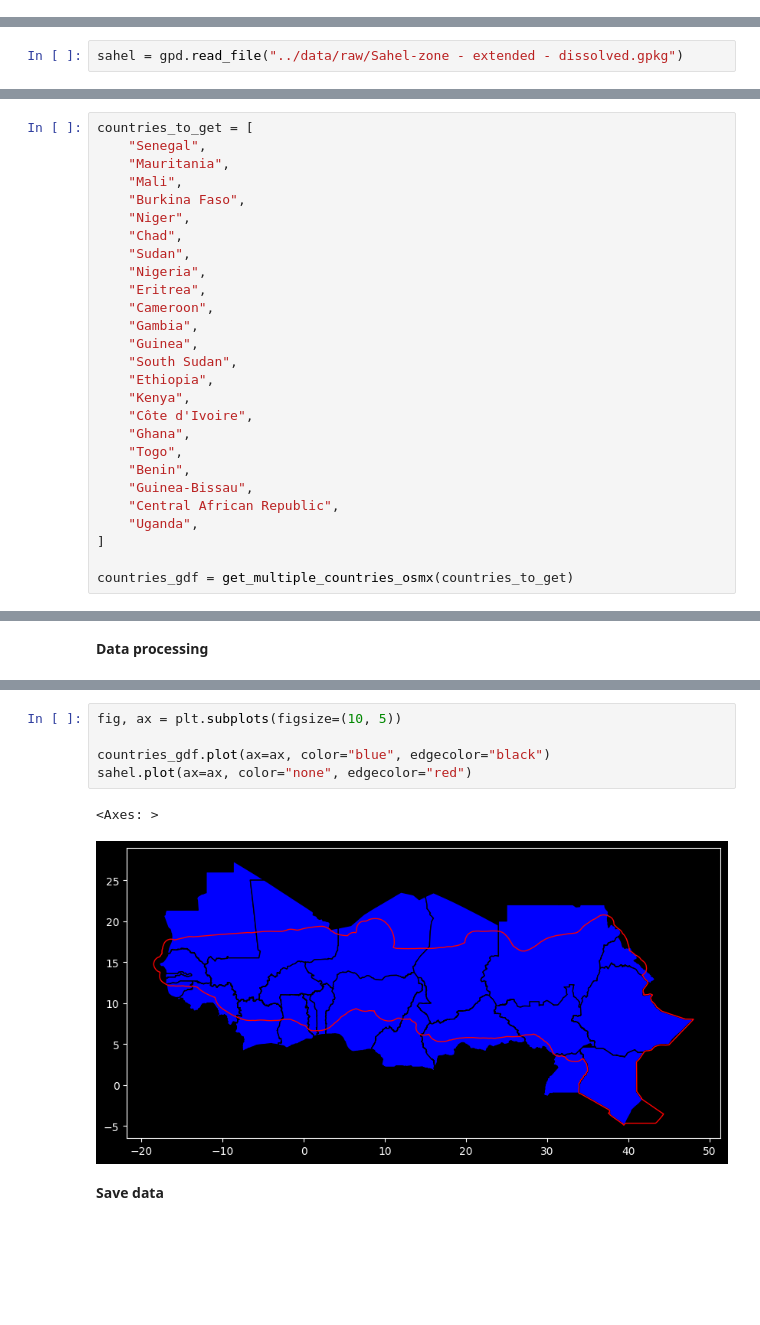
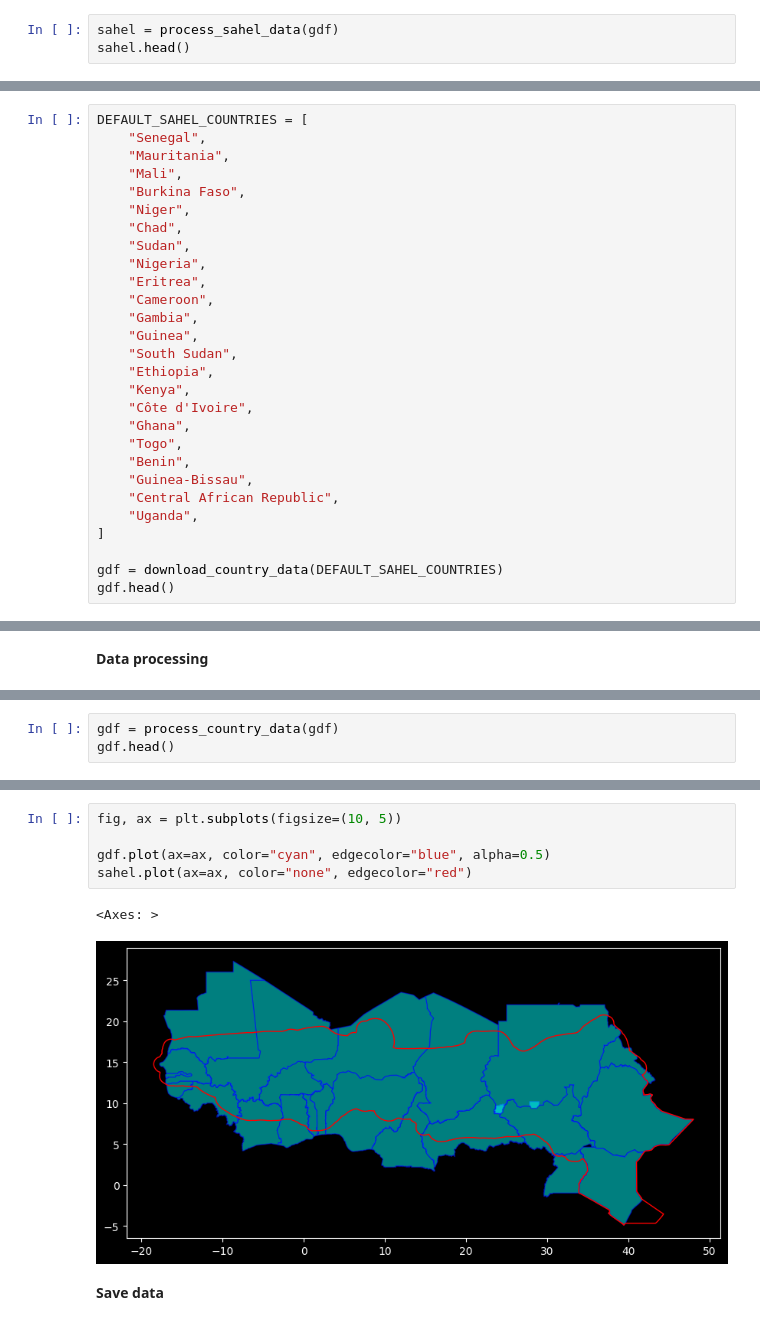
Before and after one commit to wetlands-international/wetlands-atlas, a Jupyter notebook: data-processing/notebooks/01_download_data.ipynb, the cells around one changed output, grey strips where cells are left out. Saved outputs shown, nothing was run; the diff lists cells and outputs as text; blank space fills up the shorter version.

Commit message:
Data/vector data (#43)
* Fix vector data download notebook

* Add sahel boundary

* Restructure processing package

```diff
--- a/data-processing/notebooks/01_download_data.ipynb
+++ b/data-processing/notebooks/01_download_data.ipynb
@@ -24,0 +50,3 @@ from processing.helpers.s3 import upload_file_to_s3
+# %%
+sahel = process_sahel_data(gdf)
+sahel.head()
@@ -103,2 +109,0 @@ Filter the sub-basins to only include those that are part of Sahel region
-# %%
-sahel = gpd.read_file("../data/raw/Sahel-zone - extended - dissolved.gpkg")
@@ -144,7 +159,7 @@ Uploaded ../data/processed/hydrobasins_sahel.geojson → s3://vizz-science-team/
 # %% [markdown]
 **Read data**
 # %%
-countries_to_get = [
+DEFAULT_SAHEL_COUNTRIES = [
     "Senegal",
     "Mauritania",
     "Mali",
@@ -169,5 +184,6 @@ countries_to_get = [
     "Uganda",
 ]
 
-countries_gdf = get_multiple_countries_osmx(countries_to_get)
+gdf = download_country_data(DEFAULT_SAHEL_COUNTRIES)
+gdf.head()
 # %% [output]
@@ -234,0 +215,3 @@ countries_gdf.head()
+# %%
+gdf = process_country_data(gdf)
+gdf.head()
@@ -235,11 +229,11 @@ countries_gdf.head()
 # %%
 fig, ax = plt.subplots(figsize=(10, 5))
 
-countries_gdf.plot(ax=ax, color="blue", edgecolor="black")
+gdf.plot(ax=ax, color="cyan", edgecolor="blue", alpha=0.5)
 sahel.plot(ax=ax, color="none", edgecolor="red")
 # %% [output]
 <Axes: >
-[figure, old version]
+[figure, new version]
 # %% [markdown]
 **Save data**
 # %%
```
Also changed, not shown: parts of 36 cells of this notebook, 20 other files.
